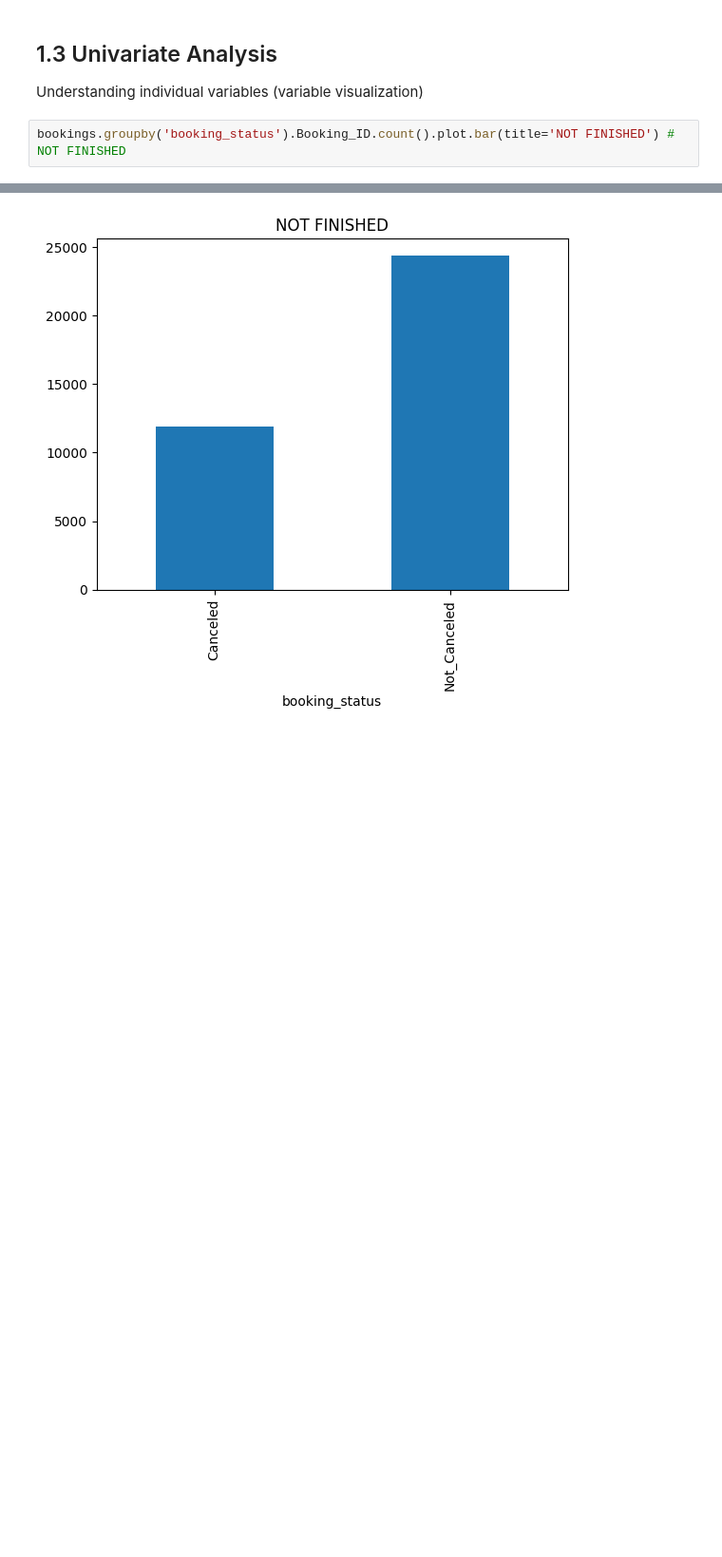
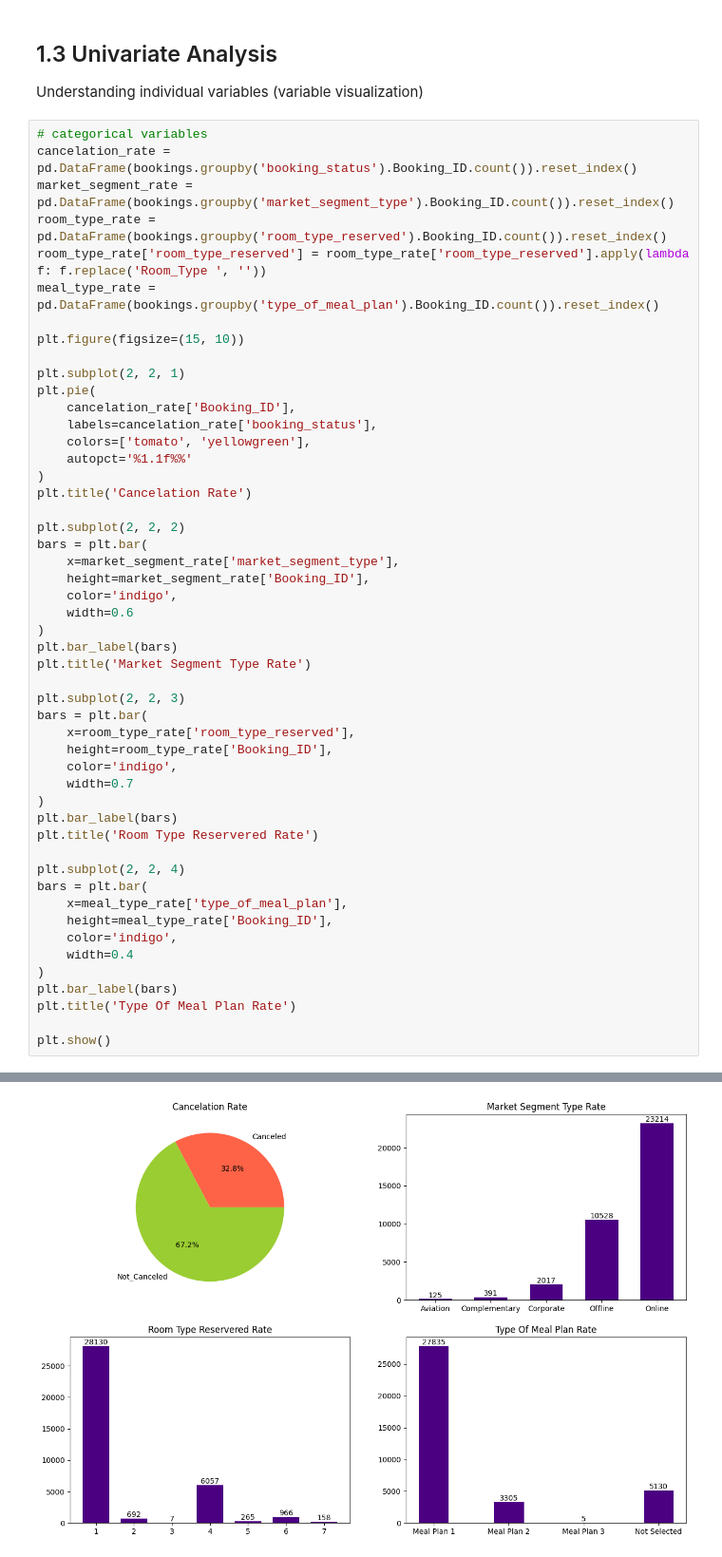
Before and after one commit to s0perdel/data_analysis, a Jupyter notebook: reservations.ipynb, the cells around one changed output, grey strips where cells are left out. Shown at 95% size. Saved outputs shown, nothing was run; the diff lists cells and outputs as text; blank space fills up the shorter version.

Commit message:
Hotel Booking Analysis

```diff
--- a/reservations.ipynb
+++ b/reservations.ipynb
@@ -152,5 +152,53 @@ bookings.loc[feb29_mask, 'arrival_date'] = 28
 ## 1.3 Univariate Analysis
 Understanding individual variables (variable visualization)
 # %%
-bookings.groupby('booking_status').Booking_ID.count().plot.bar(title='NOT FINISHED') # NOT FINISHED
+# categorical variables
+cancelation_rate = pd.DataFrame(bookings.groupby('booking_status').Booking_ID.count()).reset_index()
+market_segment_rate = pd.DataFrame(bookings.groupby('market_segment_type').Booking_ID.count()).reset_index()
+room_type_rate = pd.DataFrame(bookings.groupby('room_type_reserved').Booking_ID.count()).reset_index()
+room_type_rate['room_type_reserved'] = room_type_rate['room_type_reserved'].apply(lambda f: f.replace('Room_Type ', ''))
+meal_type_rate = pd.DataFrame(bookings.groupby('type_of_meal_plan').Booking_ID.count()).reset_index()
+
+plt.figure(figsize=(15, 10))
+
+plt.subplot(2, 2, 1)
+plt.pie(
+    cancelation_rate['Booking_ID'],
+    labels=cancelation_rate['booking_status'],
+    colors=['tomato', 'yellowgreen'],
+    autopct='%1.1f%%'
+)
+plt.title('Cancelation Rate')
+
+plt.subplot(2, 2, 2)
+bars = plt.bar(
+    x=market_segment_rate['market_segment_type'],
+    height=market_segment_rate['Booking_ID'],
+    color='indigo',
+    width=0.6
+)
+plt.bar_label(bars)
+plt.title('Market Segment Type Rate')
+
+plt.subplot(2, 2, 3)
+bars = plt.bar(
+    x=room_type_rate['room_type_reserved'],
+    height=room_type_rate['Booking_ID'],
+    color='indigo',
+    width=0.7
+)
+plt.bar_label(bars)
+plt.title('Room Type Reservered Rate')
+
+plt.subplot(2, 2, 4)
+bars = plt.bar(
+    x=meal_type_rate['type_of_meal_plan'],
+    height=meal_type_rate['Booking_ID'],
+    color='indigo',
+    width=0.4
+)
+plt.bar_label(bars)
+plt.title('Type Of Meal Plan Rate')
+
+plt.show()
 # %% [output]
@@ -158 +205 @@ bookings.groupby('booking_status').Booking_ID.count().plot.bar(title='NOT FINISH
-[figure, old version]
+[figure, new version]
```
Also changed, not shown: parts of 5 cells of this notebook.
